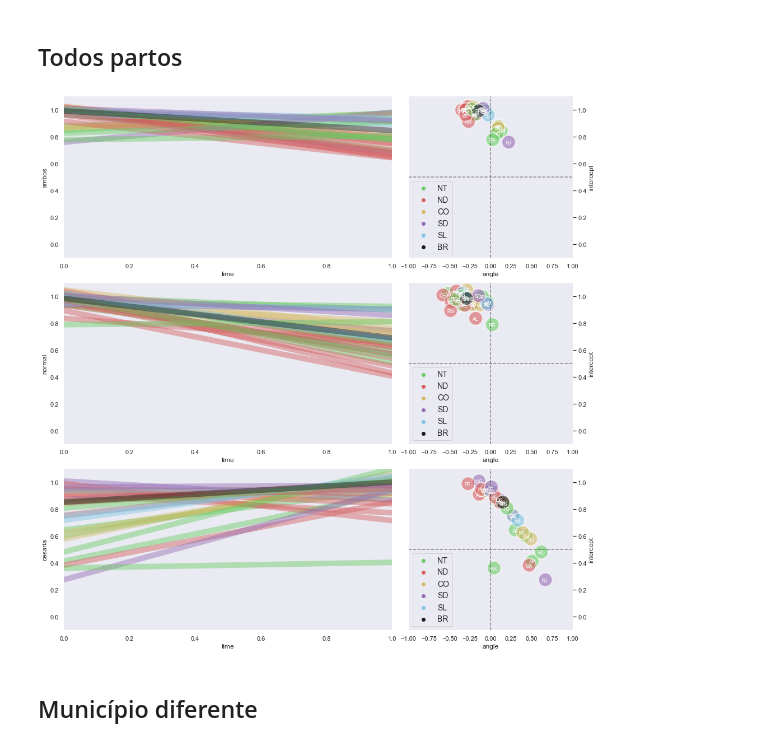
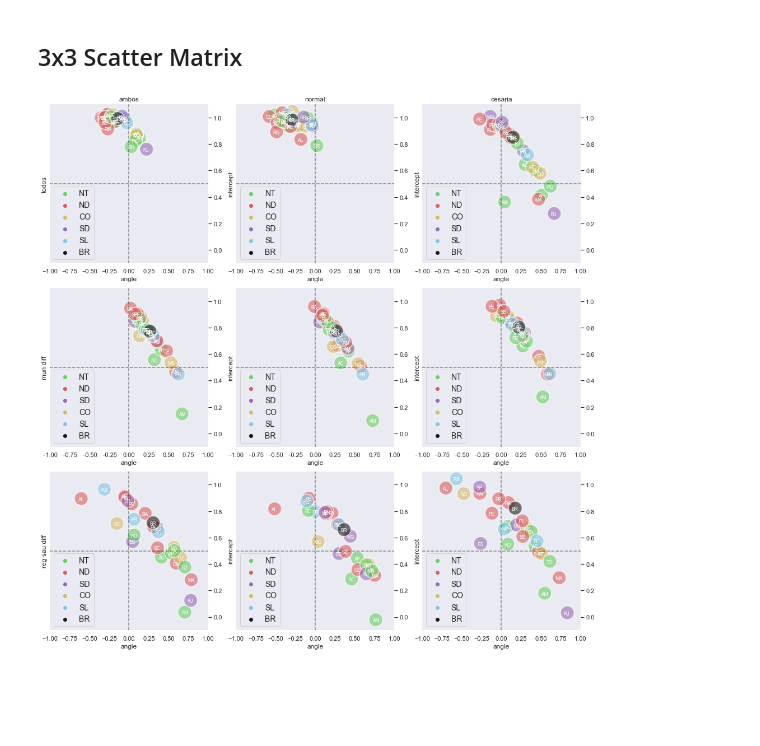
Before and after one commit to lucaslopes/gestantes, a Jupyter notebook: notebook.ipynb, the cells around one changed output. Drawn from its saved outputs; the diff is of its cells as text; code cells hidden in the pictures; blank space fills up the shorter version.

Commit message:
Scatter plots grouped in one figure of 3x3 subplots

```diff
--- a/notebook.ipynb
+++ b/notebook.ipynb
@@ -1,11 +1,13 @@
 # %%
 import config, data_info, data_plot
-# %% [markdown]
-## Todos partos
+# %% [markdown]
+## 3x3 Scatter Matrix
 # %%
-fnames = ['uf_ano_ambos_', 'uf_ano_normal_', 'uf_ano_cesariano_']
-data_plot.plot_linreg(data_plot.generate_plots(fnames).values())
+fnames = [
+  ['uf_ano_ambos_', 'uf_ano_normal_', 'uf_ano_cesariano_'],
+  ['uf_ano_ambos_c1', 'uf_ano_normal_c1', 'uf_ano_cesariano_c1'],
+	['uf_ano_ambos_c3', 'uf_ano_normal_c3', 'uf_ano_cesariano_c3'],
+]
+data_plot.plot_scatter_matrix(data_info.get_data_matrix(fnames))
 # %% [output]
-[figure, old version]
+[figure, new version]
-# %% [markdown]
-## Município diferente
```
Also changed, not shown: parts of 3 cells of this notebook, 2 other files.
